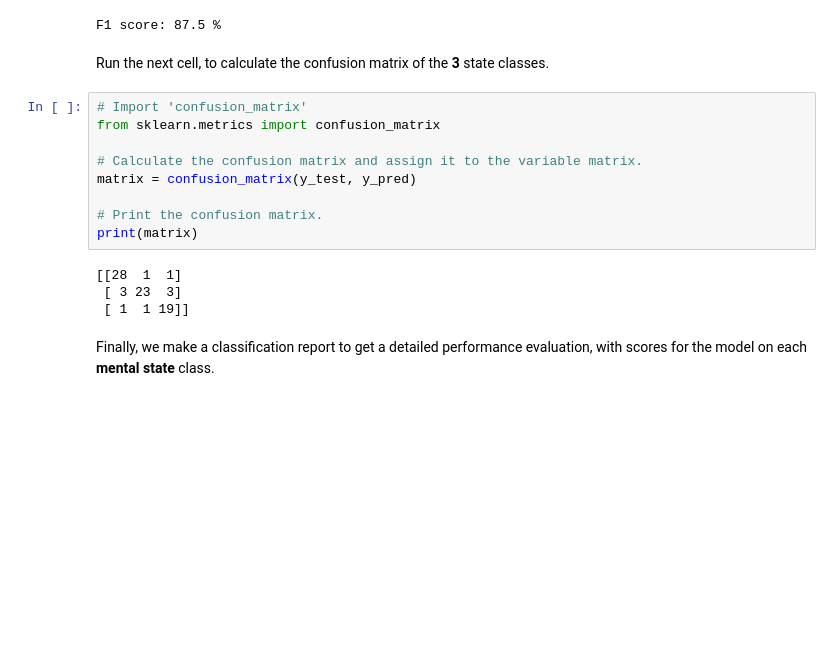
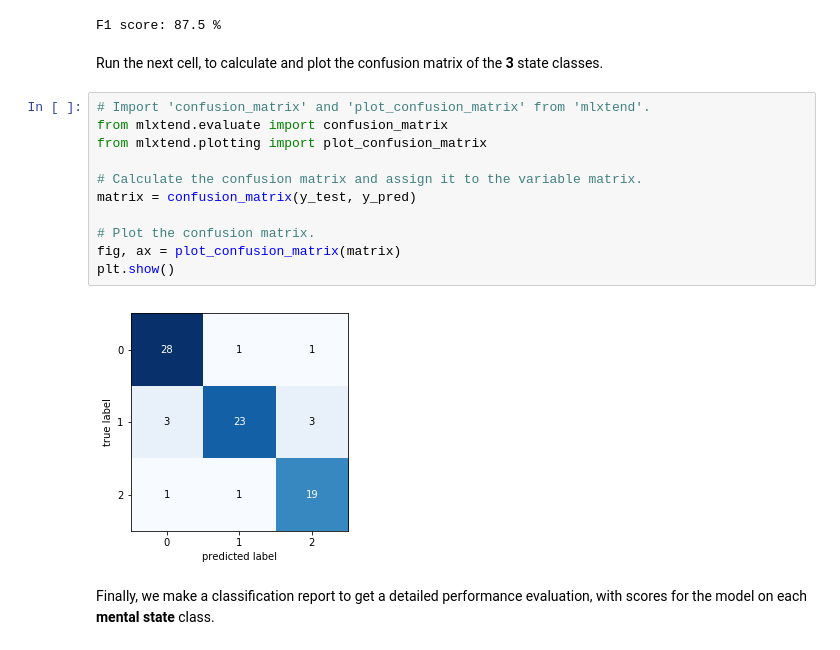
Before and after one commit to omarmagdy217/Machine_Learning-ND, a Jupyter notebook: projects/Capstone_Project/Project/state_prediction.ipynb, the cells around one changed output. Cells and saved outputs as stored; diff of their text form; blank space fills up the shorter version.

Commit message:
Plot Confusion Matrix

```diff
--- a/projects/Capstone_Project/Project/state_prediction.ipynb
+++ b/projects/Capstone_Project/Project/state_prediction.ipynb
@@ -363,20 +363,20 @@ print("F1 score: %0.1f %%" %(score*100))
 # %% [output]
 F1 score: 87.5 %
 # %% [markdown]
-Run the next cell, to calculate the confusion matrix of the **3** state classes.
+Run the next cell, to calculate and plot the confusion matrix of the **3** state classes.
 # %%
-# Import 'confusion_matrix'
-from sklearn.metrics import confusion_matrix
+# Import 'confusion_matrix' and 'plot_confusion_matrix' from 'mlxtend'.
+from mlxtend.evaluate import confusion_matrix
+from mlxtend.plotting import plot_confusion_matrix
 
 # Calculate the confusion matrix and assign it to the variable matrix.
 matrix = confusion_matrix(y_test, y_pred)
 
-# Print the confusion matrix.
-print(matrix)
+# Plot the confusion matrix.
+fig, ax = plot_confusion_matrix(matrix)
+plt.show()
 # %% [output]
-[[28  1  1]
- [ 3 23  3]
- [ 1  1 19]]
+[figure, added]
 # %% [markdown]
 Finally, we make a classification report to get a detailed performance evaluation, with scores for the model on each **mental state** class.
 # %%
```
Also changed, not shown: parts of 1 cell of this notebook, 1 other file.
